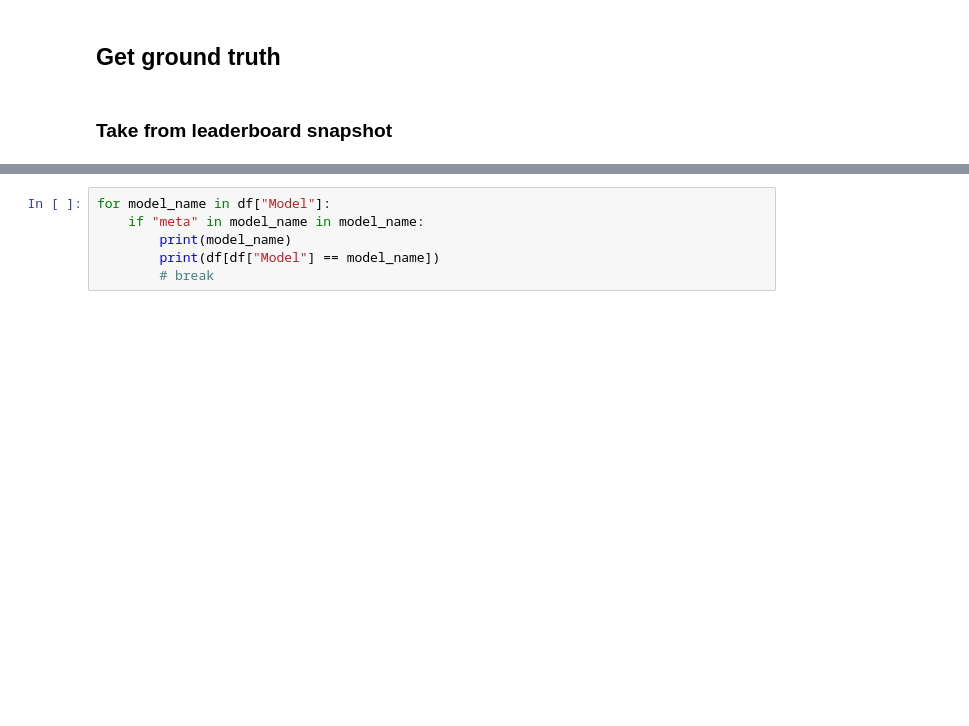
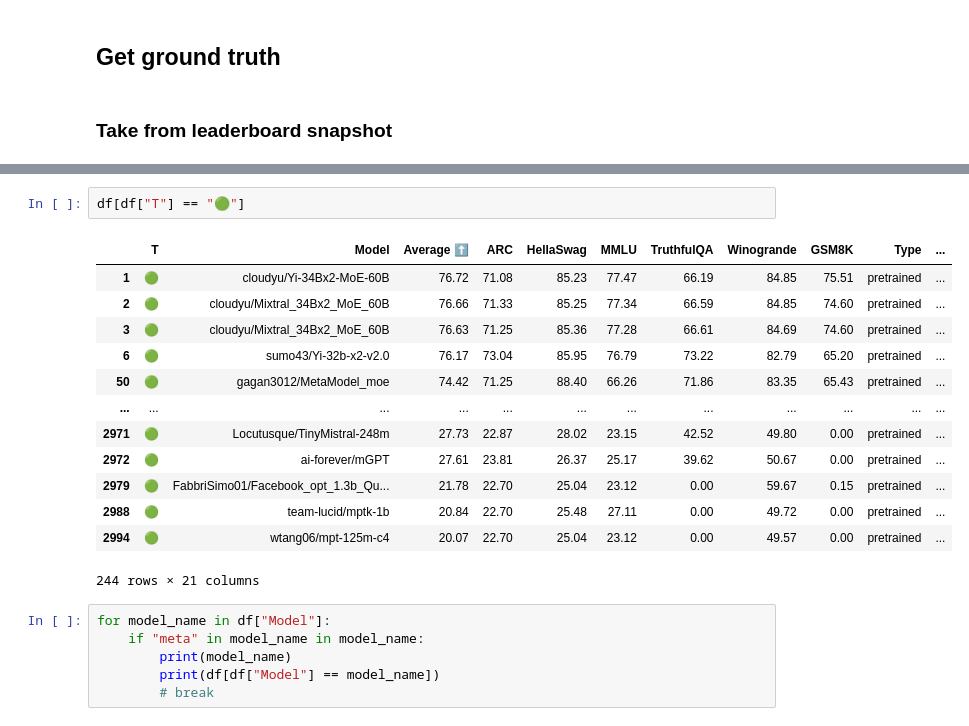
Before and after one commit to arubique/disco-public, a Jupyter notebook: notebooks/extract_per_model_prompts.ipynb, the cells around one changed output, grey strips where cells are left out. Drawn from its saved outputs; the diff is of its cells as text; blank space fills up the shorter version.

```diff
--- a/notebooks/extract_per_model_prompts.ipynb
+++ b/notebooks/extract_per_model_prompts.ipynb
@@ -129,3 +125,19 @@ small_models.head(n=10)
+# %%
+df[df["T"] == "🟢"]
+# %% [output]
+|  | T | Model | Average ⬆️ | ARC | HellaSwag | MMLU | TruthfulQA | Winogrande | GSM8K | Type | ... |
+| 1 | 🟢 | cloudyu/Yi-34Bx2-MoE-60B | 76.72 | 71.08 | 85.23 | 77.47 | 66.19 | 84.85 | 75.51 | pretrained | ... |
+| 2 | 🟢 | cloudyu/Mixtral_34Bx2_MoE_60B | 76.66 | 71.33 | 85.25 | 77.34 | 66.59 | 84.85 | 74.60 | pretrained | ... |
+| 3 | 🟢 | cloudyu/Mixtral_34Bx2_MoE_60B | 76.63 | 71.25 | 85.36 | 77.28 | 66.61 | 84.69 | 74.60 | pretrained | ... |
+| 6 | 🟢 | sumo43/Yi-32b-x2-v2.0 | 76.17 | 73.04 | 85.95 | 76.79 | 73.22 | 82.79 | 65.20 | pretrained | ... |
+| 50 | 🟢 | gagan3012/MetaModel_moe | 74.42 | 71.25 | 88.40 | 66.26 | 71.86 | 83.35 | 65.43 | pretrained | ... |
+| ... | ... | ... | ... | ... | ... | ... | ... | ... | ... | ... | ... |
+| 2971 | 🟢 | Locutusque/TinyMistral-248m | 27.73 | 22.87 | 28.02 | 23.15 | 42.52 | 49.80 | 0.00 | pretrained | ... |
+| 2972 | 🟢 | ai-forever/mGPT | 27.61 | 23.81 | 26.37 | 25.17 | 39.62 | 50.67 | 0.00 | pretrained | ... |
+| 2979 | 🟢 | FabbriSimo01/Facebook_opt_1.3b_Qu... | 21.78 | 22.70 | 25.04 | 23.12 | 0.00 | 59.67 | 0.15 | pretrained | ... |
+| 2988 | 🟢 | team-lucid/mptk-1b | 20.84 | 22.70 | 25.48 | 27.11 | 0.00 | 49.72 | 0.00 | pretrained | ... |
+| 2994 | 🟢 | wtang06/mpt-125m-c4 | 20.07 | 22.70 | 25.04 | 23.12 | 0.00 | 49.57 | 0.00 | pretrained | ... |
+244 rows × 21 columns
 # %%
 for model_name in df["Model"]:
     if "meta" in model_name in model_name:
```
Also changed, not shown: parts of 1 cell of this notebook.
